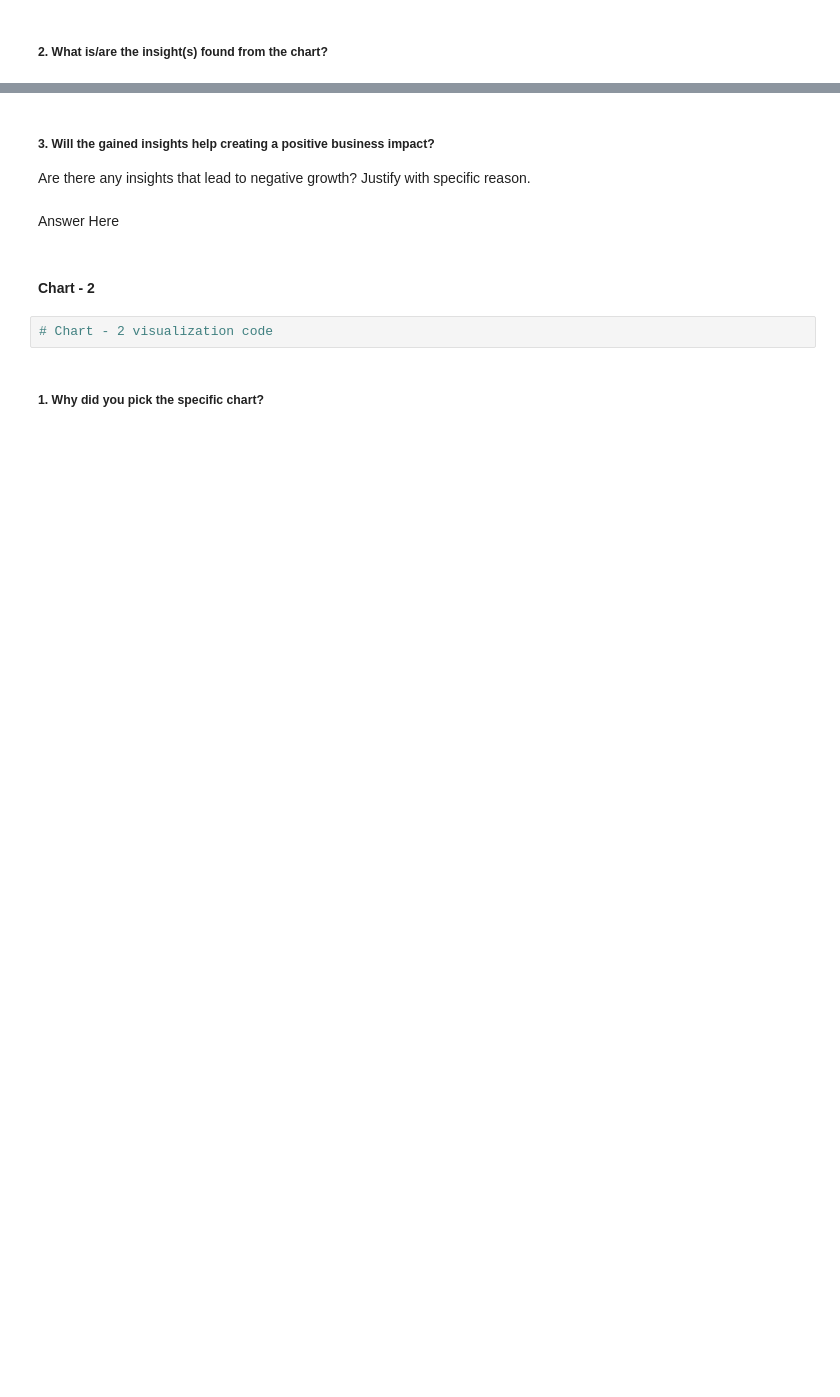
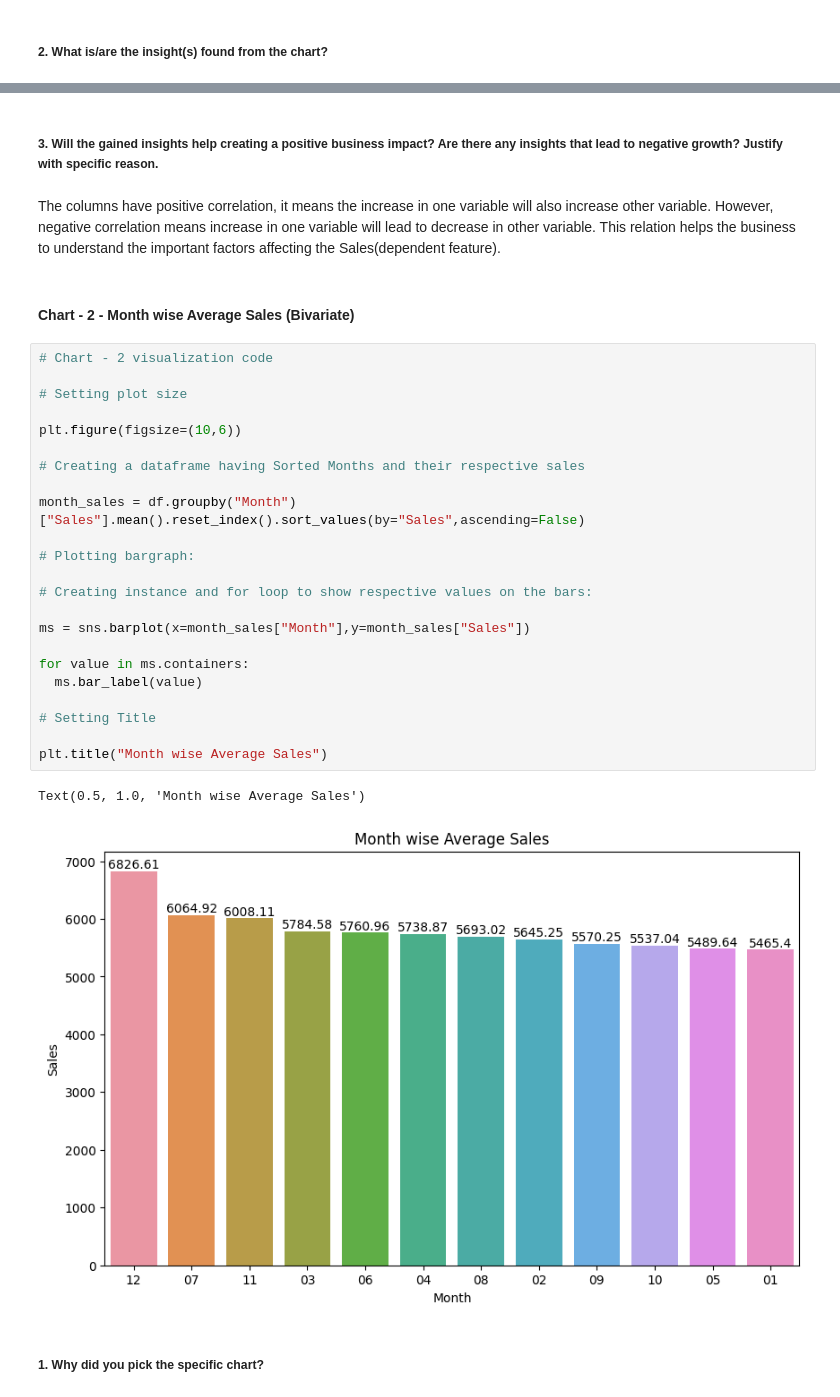
Before and after one commit to dhar9571/Retail-Sales-Prediction-ML-Regression, a Jupyter notebook: Capstone_Project_Retail_Sales_Prediction_ML_Regression.ipynb, the cells around one changed output, grey strips where cells are left out. Drawn from its saved outputs; the diff is of its cells as text; blank space fills up the shorter version.

```diff
--- a/Capstone_Project_Retail_Sales_Prediction_ML_Regression.ipynb
+++ b/Capstone_Project_Retail_Sales_Prediction_ML_Regression.ipynb
@@ -257,11 +404,34 @@ Answer Here
 # %% [markdown]
-##### 3. Will the gained insights help creating a positive business impact?
-Are there any insights that lead to negative growth? Justify with specific reason.
+##### 3. Will the gained insights help creating a positive business impact? Are there any insights that lead to negative growth? Justify with specific reason.
-# %% [markdown]
-Answer Here
+# %% [markdown]
+The columns have positive correlation, it means the increase in one variable will also increase other variable. However, negative correlation means increase in one variable will lead to decrease in other variable. This relation helps the business to understand the important factors affecting the Sales(dependent feature).
 # %% [markdown]
-#### Chart - 2
+#### Chart - 2 - Month wise Average Sales (Bivariate)
-# %%
-# Chart - 2 visualization code
+# %%
+# Chart - 2 visualization code
+
+# Setting plot size
+
+plt.figure(figsize=(10,6))
+
+# Creating a dataframe having Sorted Months and their respective sales
+
+month_sales = df.groupby("Month")["Sales"].mean().reset_index().sort_values(by="Sales",ascending=False)
+
+# Plotting bargraph:
+
+# Creating instance and for loop to show respective values on the bars:
+
+ms = sns.barplot(x=month_sales["Month"],y=month_sales["Sales"])
+
+for value in ms.containers:
+  ms.bar_label(value)
+
+# Setting Title
+
+plt.title("Month wise Average Sales")
+# %% [output]
+Text(0.5, 1.0, 'Month wise Average Sales')
+[figure, added]
 # %% [markdown]
 ##### 1. Why did you pick the specific chart?
```
Also changed, not shown: parts of 157 cells of this notebook.
